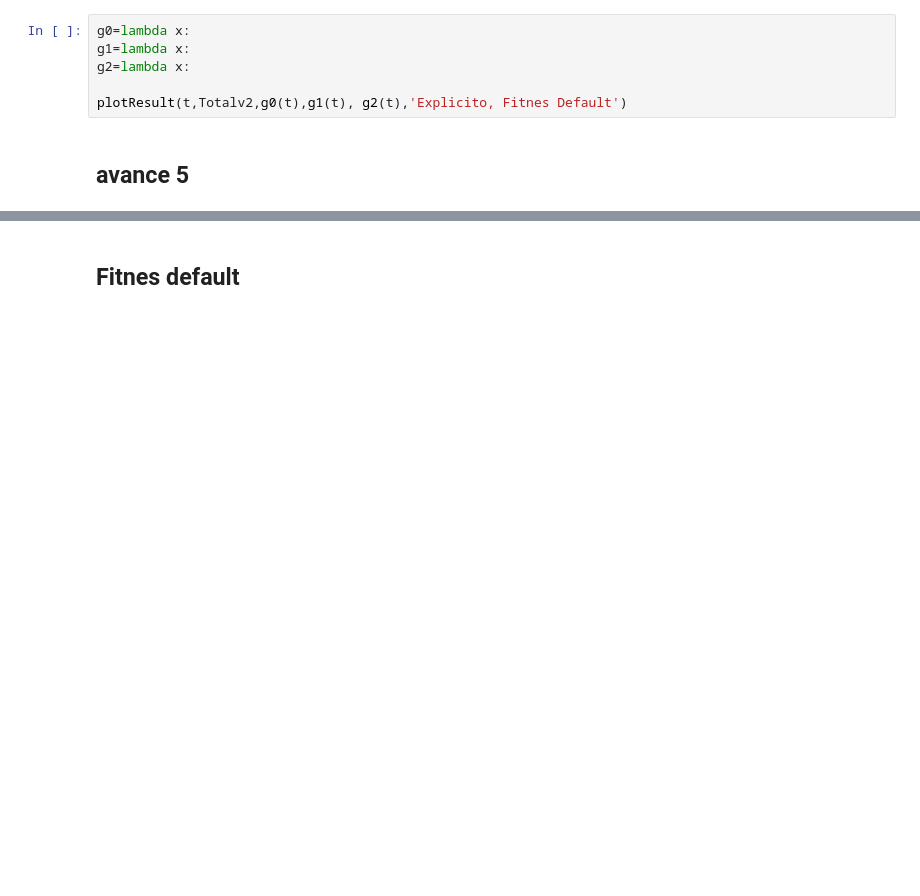
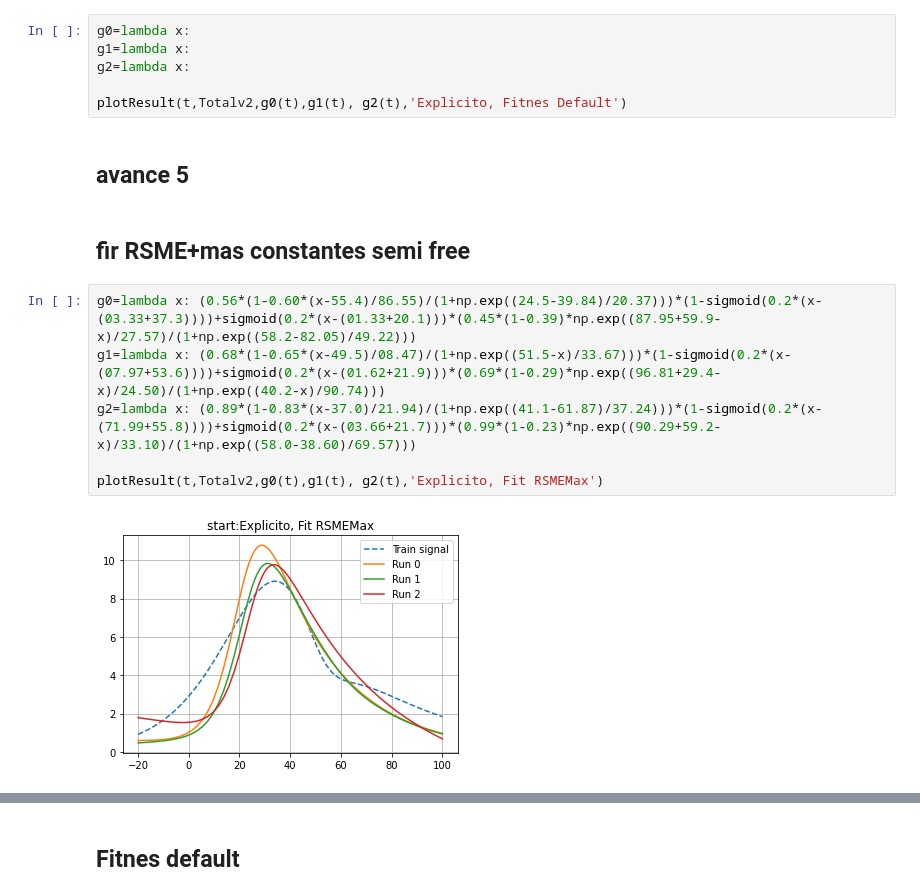
Before and after one commit to nfierroflo/Evolutionary-computation, a Jupyter notebook: evolutivacompletoc1.ipynb, the cells around one changed output, grey strips where cells are left out. Drawn from its saved outputs; the diff is of its cells as text; blank space fills up the shorter version.

```diff
--- a/evolutivacompletoc1.ipynb
+++ b/evolutivacompletoc1.ipynb
@@ -115,3 +115,13 @@ g2=lambda x:
 plotResult(t,Totalv2,g0(t),g1(t), g2(t),'Explicito, Fitnes Default')
 # %% [markdown]
 ## avance 5
+# %% [markdown]
+## fir RSME+mas constantes semi free
+# %%
+g0=lambda x: (0.56*(1-0.60*(x-55.4)/86.55)/(1+np.exp((24.5-39.84)/20.37)))*(1-sigmoid(0.2*(x-(03.33+37.3))))+sigmoid(0.2*(x-(01.33+20.1)))*(0.45*(1-0.39)*np.exp((87.95+59.9-x)/27.57)/(1+np.exp((58.2-82.05)/49.22)))
+g1=lambda x: (0.68*(1-0.65*(x-49.5)/08.47)/(1+np.exp((51.5-x)/33.67)))*(1-sigmoid(0.2*(x-(07.97+53.6))))+sigmoid(0.2*(x-(01.62+21.9)))*(0.69*(1-0.29)*np.exp((96.81+29.4-x)/24.50)/(1+np.exp((40.2-x)/90.74)))
+g2=lambda x: (0.89*(1-0.83*(x-37.0)/21.94)/(1+np.exp((41.1-61.87)/37.24)))*(1-sigmoid(0.2*(x-(71.99+55.8))))+sigmoid(0.2*(x-(03.66+21.7)))*(0.99*(1-0.23)*np.exp((90.29+59.2-x)/33.10)/(1+np.exp((58.0-38.60)/69.57)))
+
+plotResult(t,Totalv2,g0(t),g1(t), g2(t),'Explicito, Fit RSMEMax')
+# %% [output]
+[figure, added]
```
Also changed, not shown: parts of 1 cell of this notebook.
